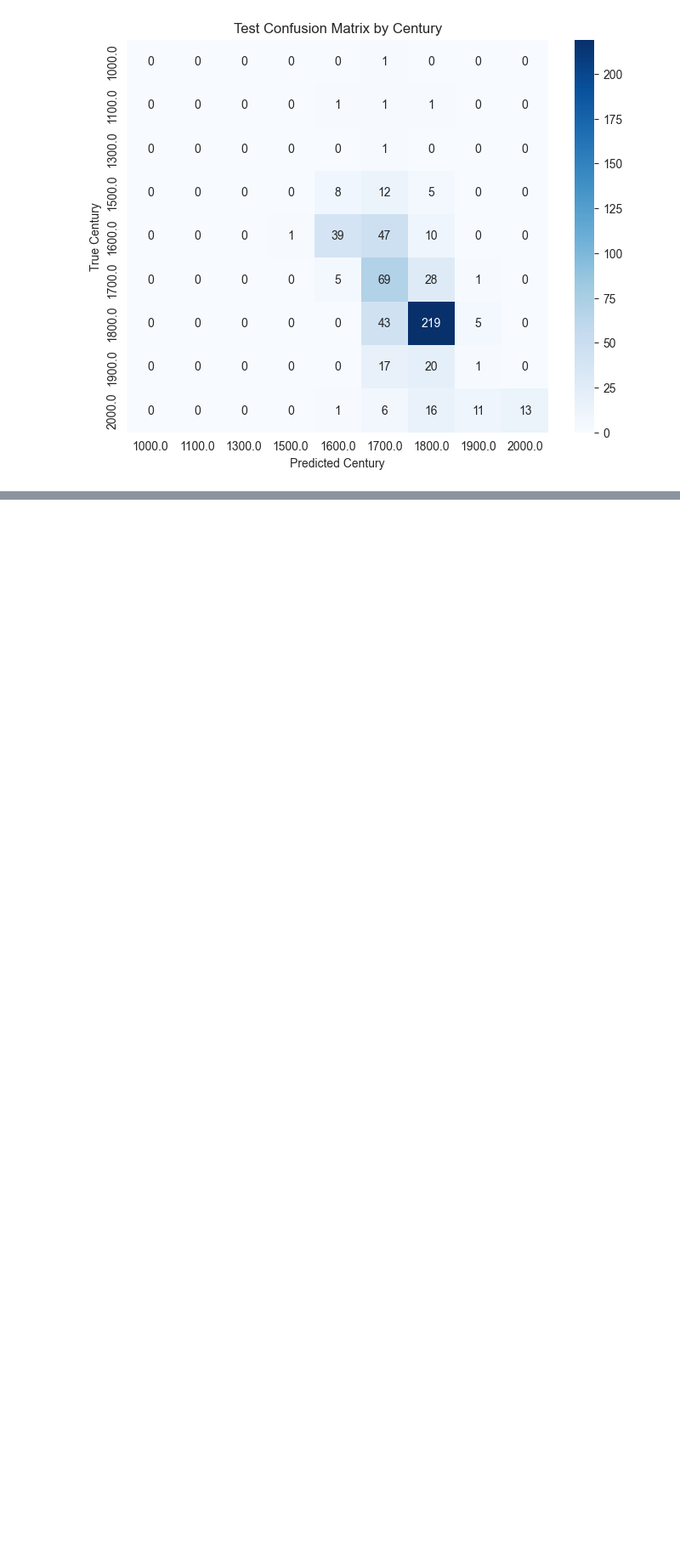
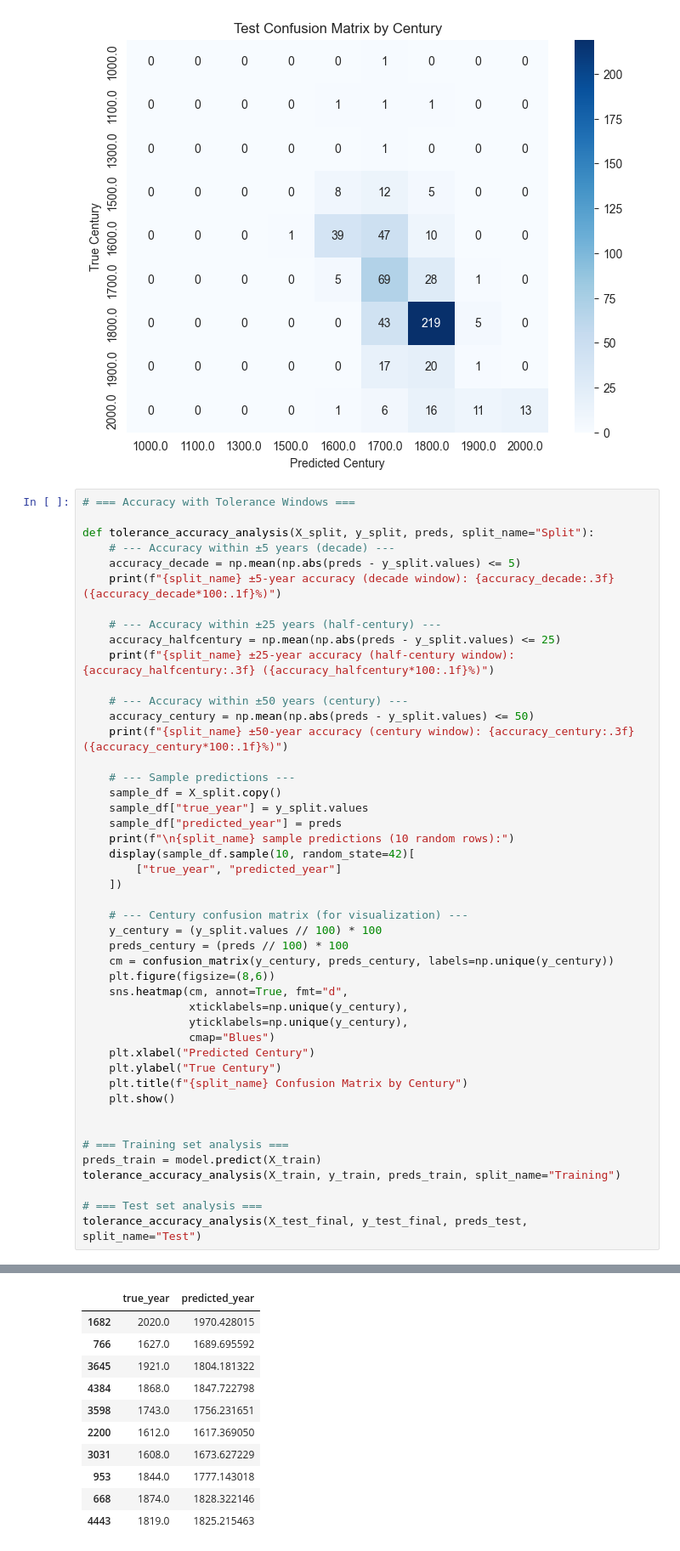
Before and after one commit to TiMauzi/midi-models, a Jupyter notebook: midi_to_year.ipynb, the cells around one changed output, grey strips where cells are left out. Shown at 85% size. Saved outputs shown, nothing was run; the diff lists cells and outputs as text; blank space fills up the shorter version.

Commit message:
adding toleance window evaluation

```diff
--- a/midi_to_year.ipynb
+++ b/midi_to_year.ipynb
@@ -262,3 +262,50 @@ Test sample predictions (10 random rows):
 | 424 | 1885.0 | 1831.751242 | 1880.0 | 1830.0 | 1850.0 | 1800.0 | ... |
 | 441 | 1801.0 | 1839.487352 | 1800.0 | 1830.0 | 1800.0 | 1800.0 | ... |
 [figure]
+# %%
+# === Accuracy with Tolerance Windows ===
+
+def tolerance_accuracy_analysis(X_split, y_split, preds, split_name="Split"):
+    # --- Accuracy within ±5 years (decade) ---
+    accuracy_decade = np.mean(np.abs(preds - y_split.values) <= 5)
+    print(f"{split_name} ±5-year accuracy (decade window): {accuracy_decade:.3f} ({accuracy_decade*100:.1f}%)")
+
+    # --- Accuracy within ±25 years (half-century) ---
+    accuracy_halfcentury = np.mean(np.abs(preds - y_split.values) <= 25)
+    print(f"{split_name} ±25-year accuracy (half-century window): {accuracy_halfcentury:.3f} ({accuracy_halfcentury*100:.1f}%)")
+
+    # --- Accuracy within ±50 years (century) ---
+    accuracy_century = np.mean(np.abs(preds - y_split.values) <= 50)
+    print(f"{split_name} ±50-year accuracy (century window): {accuracy_century:.3f} ({accuracy_century*100:.1f}%)")
+
+    # --- Sample predictions ---
+    sample_df = X_split.copy()
+    sample_df["true_year"] = y_split.values
+    sample_df["predicted_year"] = preds
+    print(f"\n{split_name} sample predictions (10 random rows):")
+    display(sample_df.sample(10, random_state=42)[
+        ["true_year", "predicted_year"]
+    ])
+
+    # --- Century confusion matrix (for visualization) ---
+    y_century = (y_split.values // 100) * 100
+    preds_century = (preds // 100) * 100
+    cm = confusion_matrix(y_century, preds_century, labels=np.unique(y_century))
+    plt.figure(figsize=(8,6))
+    sns.heatmap(cm, annot=True, fmt="d",
+                xticklabels=np.unique(y_century),
+                yticklabels=np.unique(y_century),
+                cmap="Blues")
+    plt.xlabel("Predicted Century")
+    plt.ylabel("True Century")
+    plt.title(f"{split_name} Confusion Matrix by Century")
+    plt.show()
+
+
+# === Training set analysis ===
+preds_train = model.predict(X_train)
+tolerance_accuracy_analysis(X_train, y_train, preds_train, split_name="Training")
+
+# === Test set analysis ===
+tolerance_accuracy_analysis(X_test_final, y_test_final, preds_test, split_name="Test")
+# %% [output]
@@ -264,0 +317,11 @@ Test sample predictions (10 random rows):
+|  | true_year | predicted_year |
+| 1682 | 2020.0 | 1970.428015 |
+| 766 | 1627.0 | 1689.695592 |
+| 3645 | 1921.0 | 1804.181322 |
+| 4384 | 1868.0 | 1847.722798 |
+| 3598 | 1743.0 | 1756.231651 |
+| 2200 | 1612.0 | 1617.369050 |
+| 3031 | 1608.0 | 1673.627229 |
+| 953 | 1844.0 | 1777.143018 |
+| 668 | 1874.0 | 1828.322146 |
+| 4443 | 1819.0 | 1825.215463 |
```
Also changed, not shown: parts of 1 cell of this notebook.
